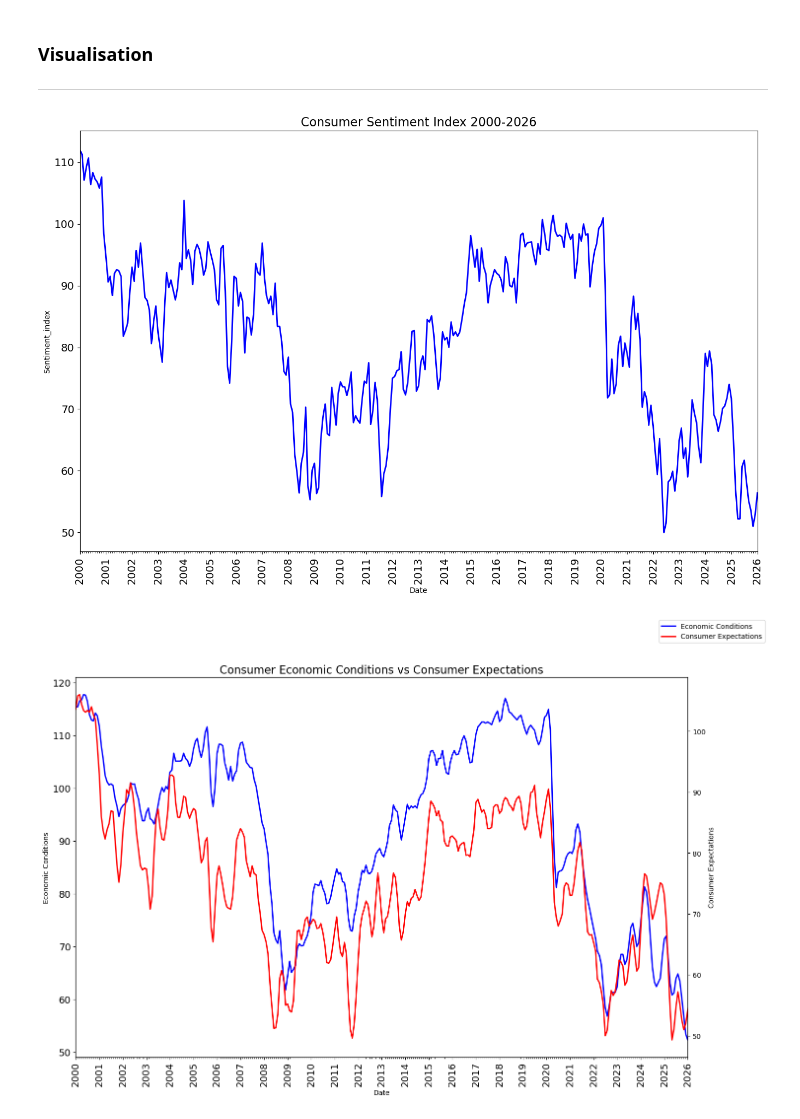
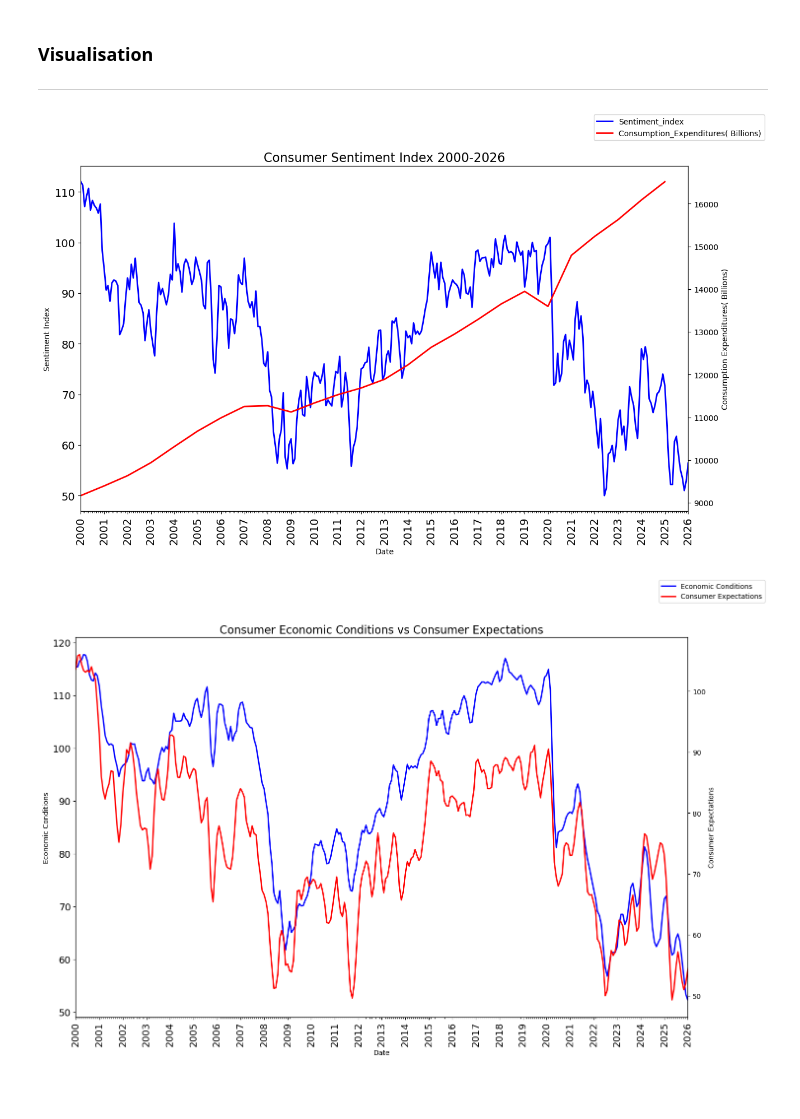
Before and after one commit to shane-221/Macro_project, a Jupyter notebook: main.ipynb, the cells around one changed output. Drawn from its saved outputs; the diff is of its cells as text; code cells hidden in the pictures; blank space fills up the shorter version.

Commit message:
tried consumption but will need to learn stats

```diff
--- a/main.ipynb
+++ b/main.ipynb
@@ -15,6 +19,7 @@ import matplotlib.dates as mdates
 consumer_sentiment_df = pd.read_csv("./Datasets/UMCSENT.csv")
 consumer_economic_conditions_df= pd.read_excel("./Datasets/Current_Economic_Conditions.xlsx")
 consumer_expectations_df= pd.read_excel("./Datasets/Consumer_Expectations.xlsx")
+real_consumption_expenditures_annual= pd.read_csv("./Datasets/Real_Personal_Consumption_not_adjsuted.csv")
 # %% [markdown]
 ### Initial checks
 ---
@@ -171,0 +179,25 @@ DatetimeIndex([], dtype='datetime64[us]', freq='MS')
+# %%
+#### first set of checks
+real_consumption_expenditures_annual.sample(5)         # Date is not the index - np
+real_consumption_expenditures_annual.head()            # Starts at the correct date
+real_consumption_expenditures_annual.tail()            # ends at 2025-01
+real_consumption_expenditures_annual.columns           # No spaces which is good but do need to rename  + No need to drop columns
+real_consumption_expenditures_annual.dtypes                           # Observation date needs to be converted
+
+    #### Initial adjustments
+real_consumption_expenditures_annual.rename(columns={"observation_date":"Date","PCECCA":"Consumption_Expenditures( Billions)"}, inplace=True)     # Fixed the index
+real_consumption_expenditures_annual["Date"]= pd.to_datetime(real_consumption_expenditures_annual["Date"], format ="%d/%m/%Y")               # Datetime conversion but it is alsop in daily format so convert to thrifst of the mont
+real_consumption_expenditures_annual
+
+
+#### Second set of checks
+real_consumption_expenditures_annual.columns           #No need to drop columns
+real_consumption_expenditures_annual.duplicated(subset="Date", keep=False).value_counts()      # All are false so no duplicated values
+real_consumption_expenditures_annual.isna().sum()                                              # No missing values for any of the dates + Need to check if all the 12 months are there in the dataset
+
+        # Checks to make sure that all the dates are there for the period from 2000 to 2026.
+print(pd.date_range(start= "2000-01-01", end = "2026-01-01", freq="YS").difference(consumer_sentiment_df["Date"]))      ## This is yearly so from year start.
+#                     # Sets up a date range, looks at the month start, then compares and then prints the ones that are different
+#                     ## There are no missing values
+#
+real_consumption_expenditures_annual
@@ -215,36 +266,47 @@ clean_df.describe()
 # %%
 ## Plot
     ## Initial features
-plt.figure(figsize=(16,10))
+plt.figure(figsize=(14,8))
 plt.xticks(fontsize=14, rotation = 90)
 plt.yticks(fontsize=14)
 
 ax1 = plt.gca()
+ax2 = ax1.twinx()
     ## Plots
 ax1.plot(clean_df["Date"],
          clean_df["Sentiment_index"],
          color="Blue",
          linewidth=2,
          label="Sentiment_index")
+
+ax2.plot(real_consumption_expenditures_annual["Date"],
+         real_consumption_expenditures_annual["Consumption_Expenditures( Billions)"],
+         color="Red",
+         linewidth=2,
+         label="Consumption_Expenditures( Billions)")
 
     ## Adding in the date functionalities
 Year = mdates.YearLocator()
 Months = mdates.MonthLocator()
 Years_FMT = mdates.DateFormatter('%Y')
 
 ax1.xaxis.set_major_locator(Year)
 ax1.xaxis.set_minor_locator(Months)
 ax1.xaxis.set_major_formatter(Years_FMT)
 
 
     ## Final features
+
+ax1.set_xlabel("Date")
+ax1.set_ylabel("Sentiment Index")
+ax2.set_ylabel("Consumption Expenditures( Billions)")
 plt.title("Consumer Sentiment Index 2000-2026", fontsize=16)
 plt.xlim(pd.Timestamp("2000-01-01"), pd.Timestamp("2026-01-01"))
-plt.xlabel("Date")
-plt.ylabel("Sentiment_index")
+fig = plt.gcf()
+fig.legend()
 plt.show()
 # %% [output]
-[figure, old version]
+[figure, new version]
 # %%
 ## Plot
 plt.figure(figsize=(16,10))
```
Also changed, not shown: parts of 8 cells of this notebook, 1 other file.
